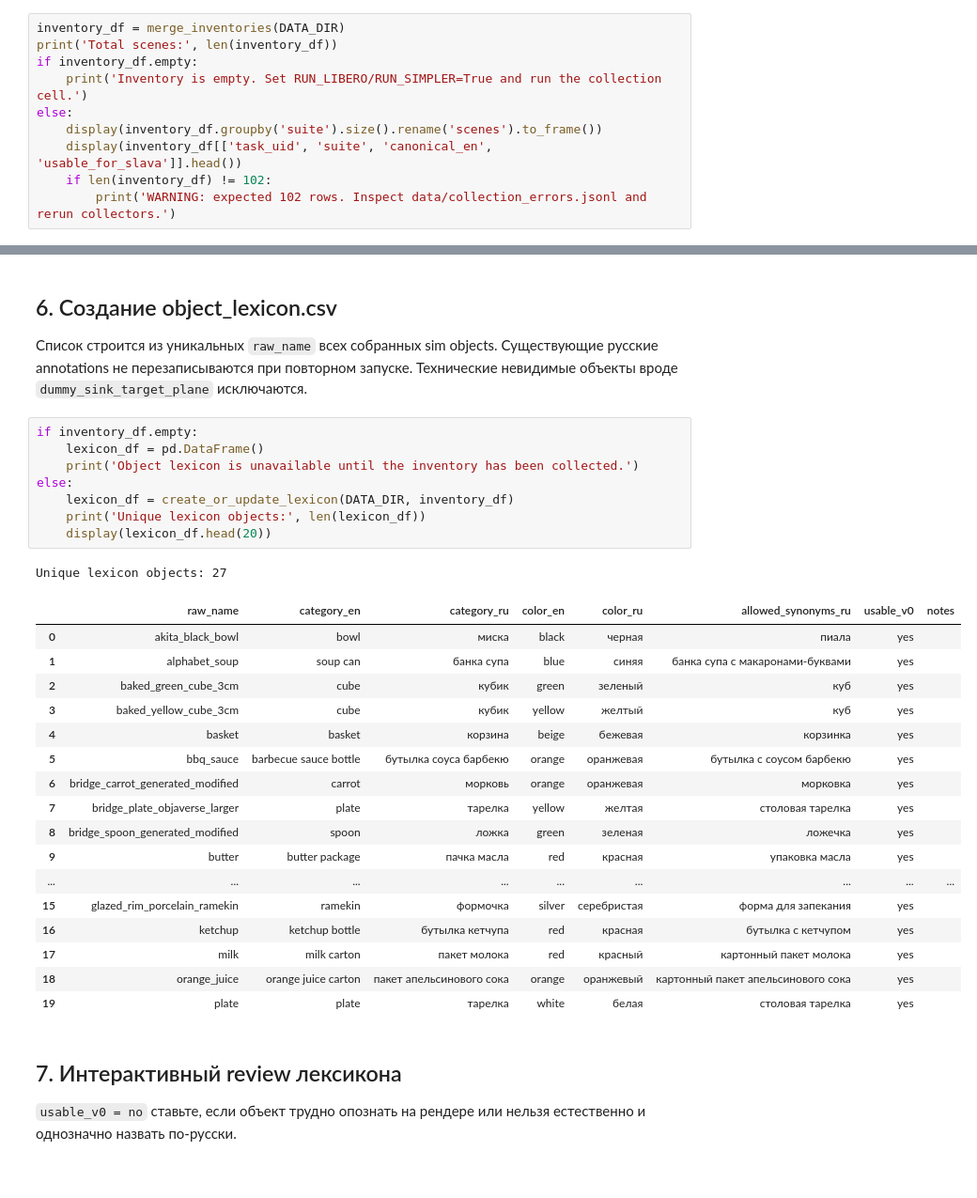
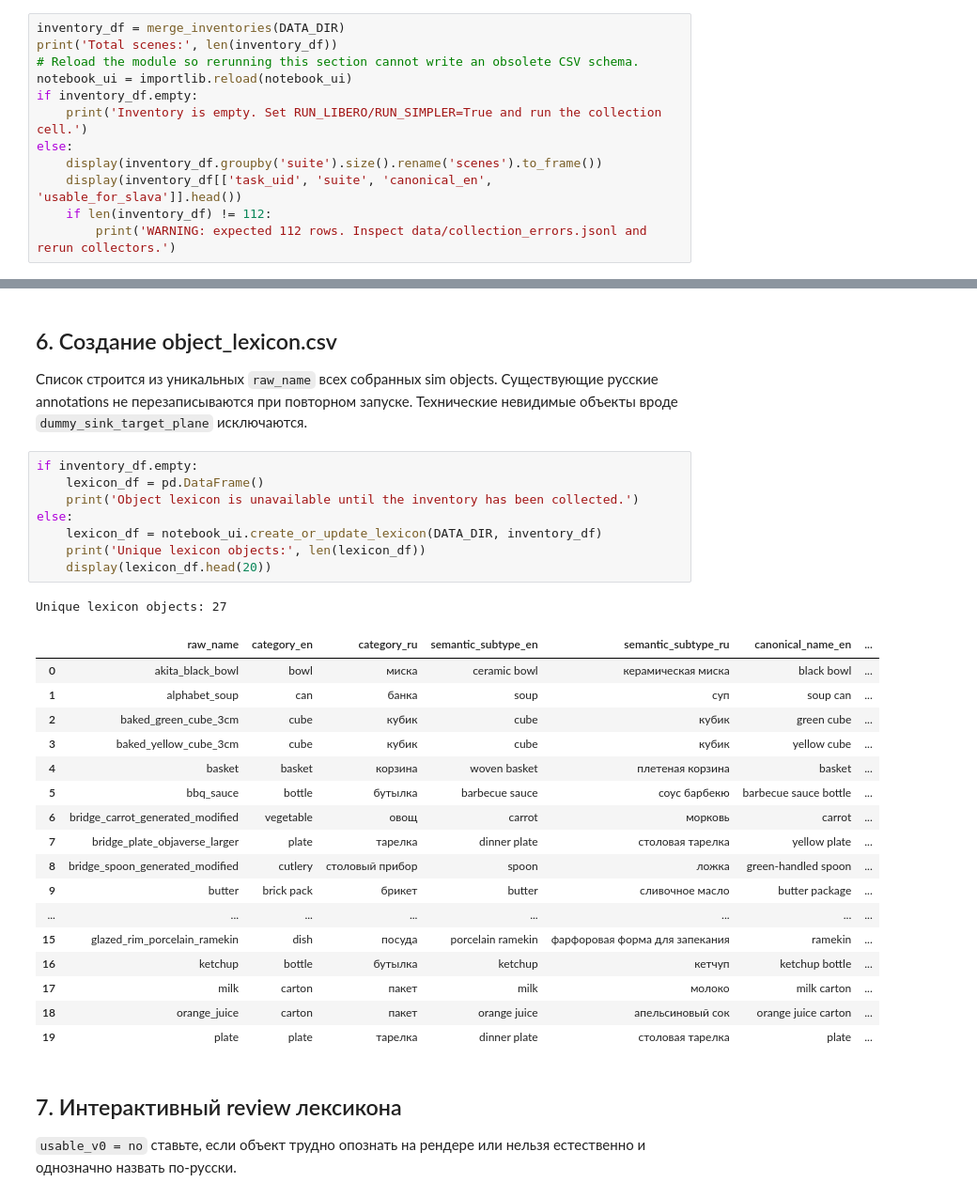
Before and after one commit to AlexKarachun/SLAVA_dev, a Jupyter notebook: notebooks/01_collect_and_review_inventory.ipynb, the cells around one changed output, grey strips where cells are left out. Shown at 94% size. Cells and saved outputs as stored; diff of their text form.

Commit message:
36/20 usable_for_slava marked

```diff
--- a/notebooks/01_collect_and_review_inventory.ipynb
+++ b/notebooks/01_collect_and_review_inventory.ipynb
@@ -158,11 +158,13 @@ if RUN_SIMPLER:
 # %%
 inventory_df = merge_inventories(DATA_DIR)
 print('Total scenes:', len(inventory_df))
+# Reload the module so rerunning this section cannot write an obsolete CSV schema.
+notebook_ui = importlib.reload(notebook_ui)
 if inventory_df.empty:
     print('Inventory is empty. Set RUN_LIBERO/RUN_SIMPLER=True and run the collection cell.')
 else:
     display(inventory_df.groupby('suite').size().rename('scenes').to_frame())
     display(inventory_df[['task_uid', 'suite', 'canonical_en', 'usable_for_slava']].head())
-    if len(inventory_df) != 102:
-        print('WARNING: expected 102 rows. Inspect data/collection_errors.jsonl and rerun collectors.')
+    if len(inventory_df) != 112:
+        print('WARNING: expected 112 rows. Inspect data/collection_errors.jsonl and rerun collectors.')
 # %% [output]
@@ -272,30 +274,30 @@ else:
 # %%
 if inventory_df.empty:
     lexicon_df = pd.DataFrame()
     print('Object lexicon is unavailable until the inventory has been collected.')
 else:
-    lexicon_df = create_or_update_lexicon(DATA_DIR, inventory_df)
+    lexicon_df = notebook_ui.create_or_update_lexicon(DATA_DIR, inventory_df)
     print('Unique lexicon objects:', len(lexicon_df))
     display(lexicon_df.head(20))
 # %% [output]
 Unique lexicon objects: 27
-|  | raw_name | category_en | category_ru | color_en | color_ru | allowed_synonyms_ru | usable_v0 | notes |
-| 0 | akita_black_bowl | bowl | миска | black | черная | пиала | yes |  |
-| 1 | alphabet_soup | soup can | банка супа | blue | синяя | банка супа с макаронами-буквами | yes |  |
-| 2 | baked_green_cube_3cm | cube | кубик | green | зеленый | куб | yes |  |
-| 3 | baked_yellow_cube_3cm | cube | кубик | yellow | желтый | куб | yes |  |
-| 4 | basket | basket | корзина | beige | бежевая | корзинка | yes |  |
-| 5 | bbq_sauce | barbecue sauce bottle | бутылка соуса барбекю | orange | оранжевая | бутылка с соусом барбекю | yes |  |
-| 6 | bridge_carrot_generated_modified | carrot | морковь | orange | оранжевая | морковка | yes |  |
-| 7 | bridge_plate_objaverse_larger | plate | тарелка | yellow | желтая | столовая тарелка | yes |  |
-| 8 | bridge_spoon_generated_modified | spoon | ложка | green | зеленая | ложечка | yes |  |
-| 9 | butter | butter package | пачка масла | red | красная | упаковка масла | yes |  |
-| ... | ... | ... | ... | ... | ... | ... | ... | ... |
-| 15 | glazed_rim_porcelain_ramekin | ramekin | формочка | silver | серебристая | форма для запекания | yes |  |
-| 16 | ketchup | ketchup bottle | бутылка кетчупа | red | красная | бутылка с кетчупом | yes |  |
-| 17 | milk | milk carton | пакет молока | red | красный | картонный пакет молока | yes |  |
-| 18 | orange_juice | orange juice carton | пакет апельсинового сока | orange | оранжевый | картонный пакет апельсинового сока | yes |  |
-| 19 | plate | plate | тарелка | white | белая | столовая тарелка | yes |  |
+|  | raw_name | category_en | category_ru | semantic_subtype_en | semantic_subtype_ru | canonical_name_en | ... |
+| 0 | akita_black_bowl | bowl | миска | ceramic bowl | керамическая миска | black bowl | ... |
+| 1 | alphabet_soup | can | банка | soup | суп | soup can | ... |
+| 2 | baked_green_cube_3cm | cube | кубик | cube | кубик | green cube | ... |
+| 3 | baked_yellow_cube_3cm | cube | кубик | cube | кубик | yellow cube | ... |
+| 4 | basket | basket | корзина | woven basket | плетеная корзина | basket | ... |
+| 5 | bbq_sauce | bottle | бутылка | barbecue sauce | соус барбекю | barbecue sauce bottle | ... |
+| 6 | bridge_carrot_generated_modified | vegetable | овощ | carrot | морковь | carrot | ... |
+| 7 | bridge_plate_objaverse_larger | plate | тарелка | dinner plate | столовая тарелка | yellow plate | ... |
+| 8 | bridge_spoon_generated_modified | cutlery | столовый прибор | spoon | ложка | green-handled spoon | ... |
+| 9 | butter | brick pack | брикет | butter | сливочное масло | butter package | ... |
+| ... | ... | ... | ... | ... | ... | ... | ... |
+| 15 | glazed_rim_porcelain_ramekin | dish | посуда | porcelain ramekin | фарфоровая форма для запекания | ramekin | ... |
+| 16 | ketchup | bottle | бутылка | ketchup | кетчуп | ketchup bottle | ... |
+| 17 | milk | carton | пакет | milk | молоко | milk carton | ... |
+| 18 | orange_juice | carton | пакет | orange juice | апельсиновый сок | orange juice carton | ... |
+| 19 | plate | plate | тарелка | dinner plate | столовая тарелка | plate | ... |
 # %% [markdown]
 ## 7. Интерактивный review лексикона
 
```
Also changed, not shown: parts of 15 cells of this notebook, 13 other files.
